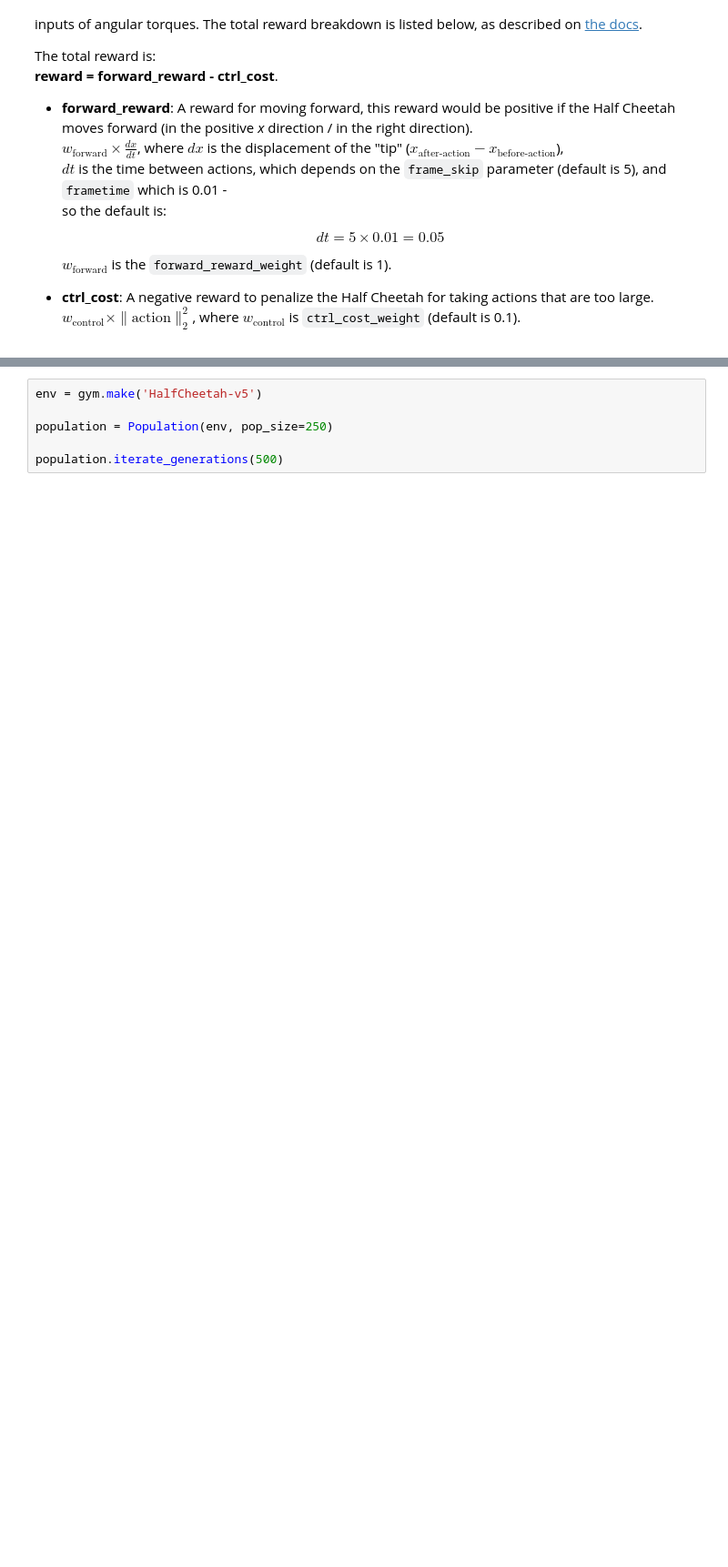
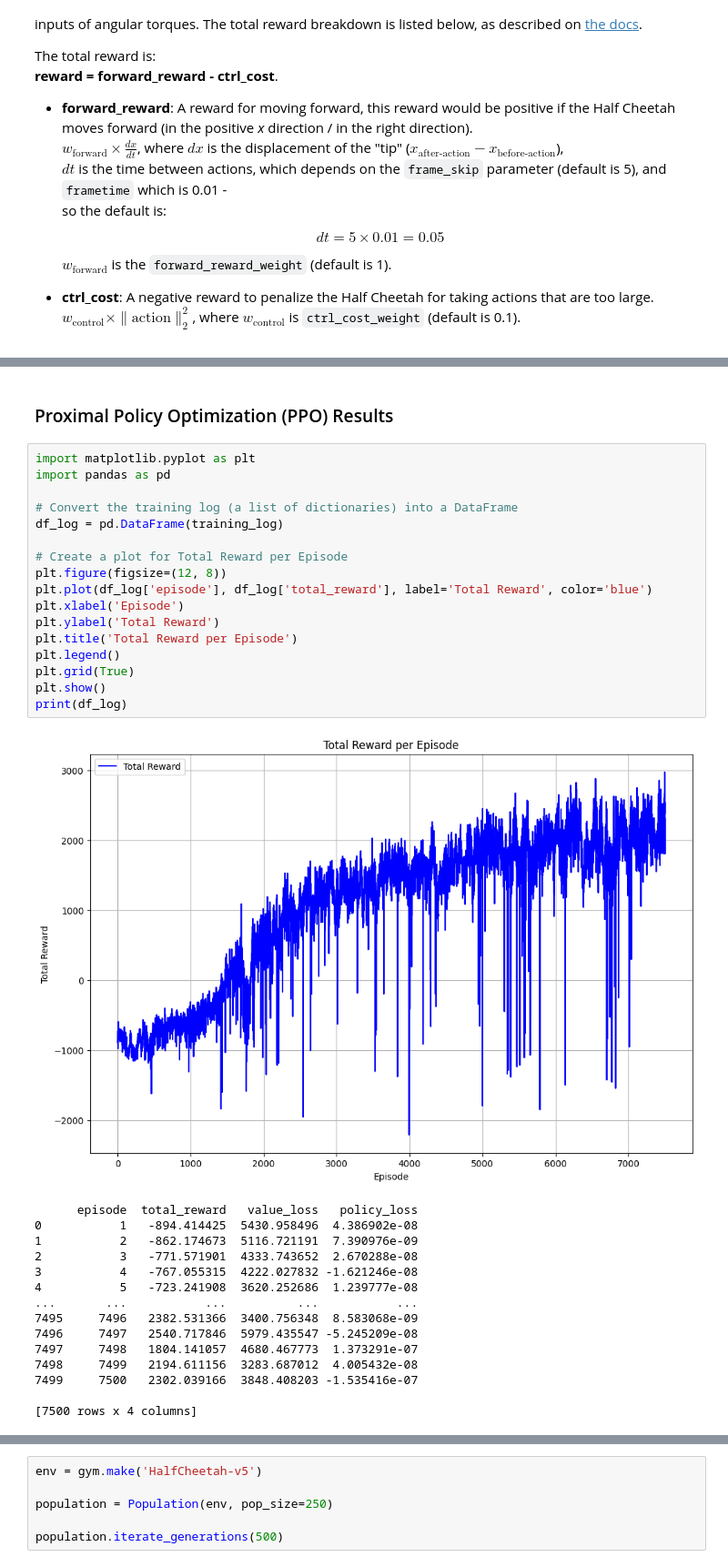
Before and after one commit to Sebewe/COGS188_FinalProject, a Jupyter notebook: FinalProject_RealMoonLanders.ipynb, the cells around one changed output, grey strips where cells are left out. Shown at 91% size. Drawn from its saved outputs; the diff is of its cells as text; blank space fills up the shorter version.

```diff
--- a/FinalProject_RealMoonLanders.ipynb
+++ b/FinalProject_RealMoonLanders.ipynb
@@ -110,0 +223,35 @@ Each genome consists of the neural networks weights and biases. The final neural
+# %% [markdown]
+### Proximal Policy Optimization (PPO) Results
+# %%
+import matplotlib.pyplot as plt
+import pandas as pd
+
+# Convert the training log (a list of dictionaries) into a DataFrame
+df_log = pd.DataFrame(training_log)
+
+# Create a plot for Total Reward per Episode
+plt.figure(figsize=(12, 8))
+plt.plot(df_log['episode'], df_log['total_reward'], label='Total Reward', color='blue')
+plt.xlabel('Episode')
+plt.ylabel('Total Reward')
+plt.title('Total Reward per Episode')
+plt.legend()
+plt.grid(True)
+plt.show()
+print(df_log)
+# %% [output]
+[figure, added]
+      episode  total_reward   value_loss   policy_loss
+0           1   -894.414425  5430.958496  4.386902e-08
+1           2   -862.174673  5116.721191  7.390976e-09
+2           3   -771.571901  4333.743652  2.670288e-08
+3           4   -767.055315  4222.027832 -1.621246e-08
+4           5   -723.241908  3620.252686  1.239777e-08
+...       ...           ...          ...           ...
+7495     7496   2382.531366  3400.756348  8.583068e-09
+7496     7497   2540.717846  5979.435547 -5.245209e-08
+7497     7498   1804.141057  4680.467773  1.373291e-07
+7498     7499   2194.611156  3283.687012  4.005432e-08
+7499     7500   2302.039166  3848.408203 -1.535416e-07
+
+[7500 rows x 4 columns]
```
Also changed, not shown: parts of 28 cells of this notebook, 15 other files.
